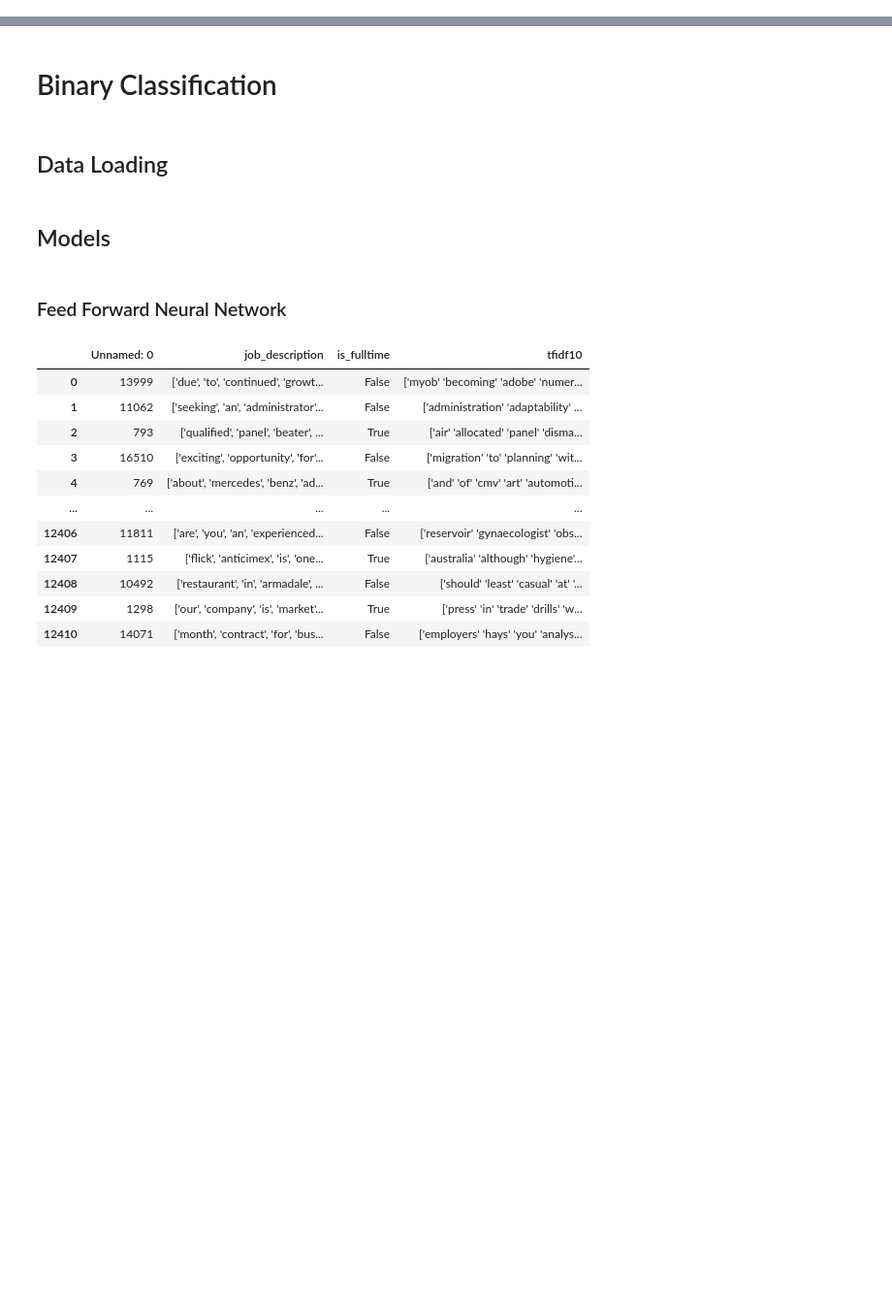
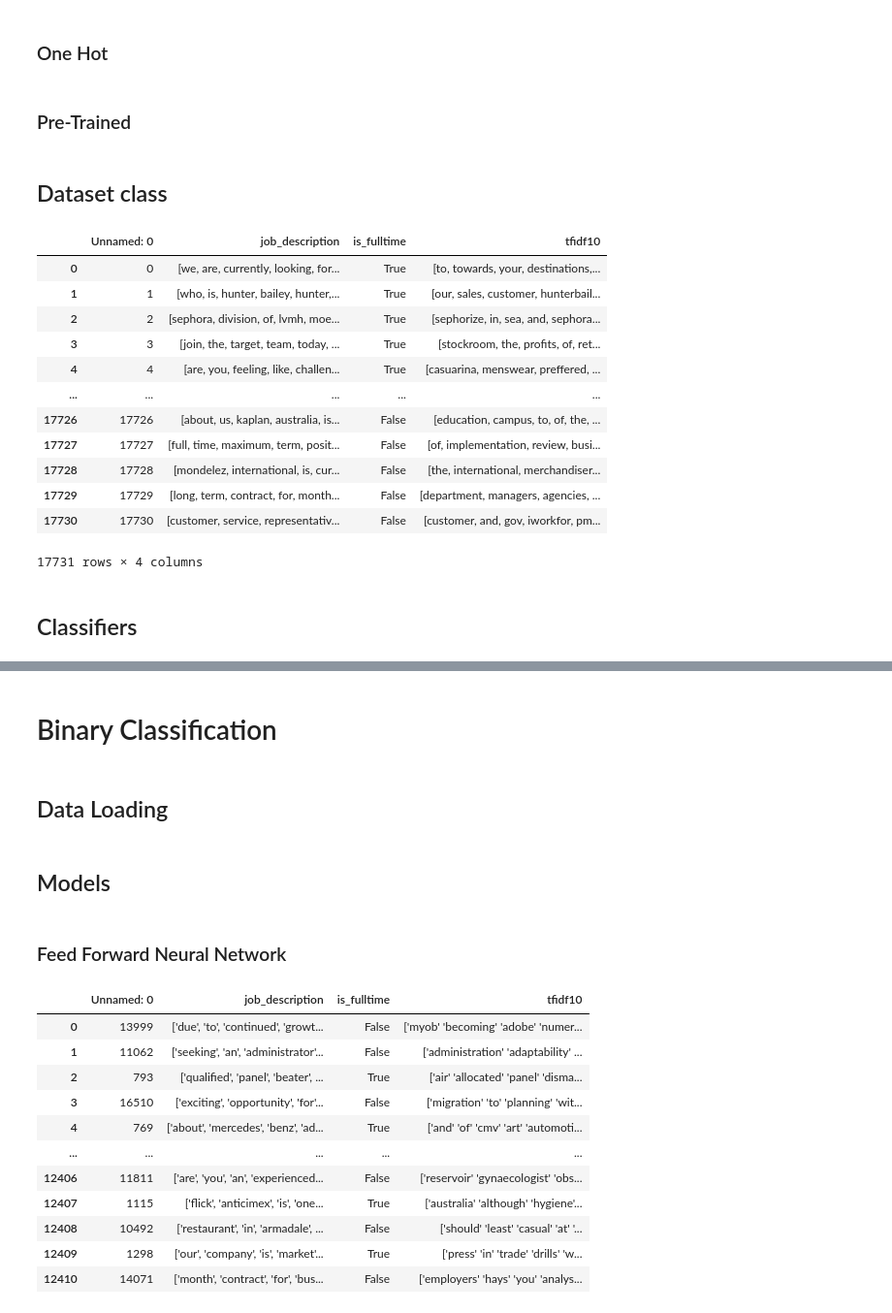
Before and after one commit to MouseAndKeyboard/LanguageModels, a Jupyter notebook: experiments.ipynb, the cells around one changed output, grey strips where cells are left out. Shown at 97% size. Saved outputs shown, nothing was run; the diff lists cells and outputs as text; code cells hidden in the pictures; blank space fills up the shorter version.

```diff
--- a/experiments.ipynb
+++ b/experiments.ipynb
@@ -1,12 +1,17 @@
 # %%
 import pandas as pd
+import os
 from abc import ABC
+import string
 from gensim.corpora import Dictionary
 from torch.utils.data import Dataset
 import gensim.downloader as api
 from time import time
 import gensim
 import gensim.downloader as api
+from tqdm import tqdm_notebook
+from tqdm.notebook import tqdm
+from argparse import Namespace
 
 
 from gensim.models import Word2Vec
@@ -19,19 +24,31 @@ from bokeh.plotting import figure, show
 from bokeh.io import push_notebook, output_notebook
 from bokeh.models import ColumnDataSource, LabelSet
 import pandas as pd
-from torch.utils.data import DataLoader
 from collections import Counter
 
+import torch
 import torch.nn as nn
 import torch.nn.functional as F
+import torch.optim as optim
+from torch.utils.data import Dataset, DataLoader
+from tqdm.notebook import tqdm
+
+
+def decodeList(x): return x.split(' ')
+
+
+def pythonise(df):
+    df.is_fulltime = df.is_fulltime.astype(str)
+    df['job_description'] = df['job_description'].apply(decodeList)
+    df['tfidf10'] = df['tfidf10'].apply(decodeList)
+
 
 def load_data(name):
     df = pd.read_csv(f'./data/{name}.csv')
-    df.is_fulltime = df.is_fulltime.astype(str)
     train = pd.read_csv(f'./data/{name}-train.csv')
-    train.is_fulltime = train.is_fulltime.astype(str)
     test = pd.read_csv(f'./data/{name}-test.csv')
-    test.is_fulltime = test.is_fulltime.astype(str)
     val = pd.read_csv(f'./data/{name}-val.csv')
-    val.is_fulltime = val.is_fulltime.astype(str)
+    # ugly af
+    for d in [df, train, test, val]:
+        pythonise(d)
     return df, train, test, val
@@ -117,0 +55,2 @@ task1 = pd.read_csv(f'./data/task1.csv')
+# %%
+df,train,test,val = load_data("task1")
@@ -117,0 +291,2 @@ task1 = pd.read_csv(f'./data/task1.csv')
+# %% [markdown]
+### One Hot
@@ -117,0 +361,2 @@ task1 = pd.read_csv(f'./data/task1.csv')
+# %% [markdown]
+### Pre-Trained
@@ -118,2 +381,20 @@ task1 = pd.read_csv(f'./data/task1.csv')
+# %% [markdown]
+## Dataset class
+# %%
+df
+# %% [output]
+|  | Unnamed: 0 | job_description | is_fulltime | tfidf10 |
+| 0 | 0 | [we, are, currently, looking, for... | True | [to, towards, your, destinations,... |
+| 1 | 1 | [who, is, hunter, bailey, hunter,... | True | [our, sales, customer, hunterbail... |
+| 2 | 2 | [sephora, division, of, lvmh, moe... | True | [sephorize, in, sea, and, sephora... |
+| 3 | 3 | [join, the, target, team, today, ... | True | [stockroom, the, profits, of, ret... |
+| 4 | 4 | [are, you, feeling, like, challen... | True | [casuarina, menswear, preffered, ... |
+| ... | ... | ... | ... | ... |
+| 17726 | 17726 | [about, us, kaplan, australia, is... | False | [education, campus, to, of, the, ... |
+| 17727 | 17727 | [full, time, maximum, term, posit... | False | [of, implementation, review, busi... |
+| 17728 | 17728 | [mondelez, international, is, cur... | False | [the, international, merchandiser... |
+| 17729 | 17729 | [long, term, contract, for, month... | False | [department, managers, agencies, ... |
+| 17730 | 17730 | [customer, service, representativ... | False | [customer, and, gov, iworkfor, pm... |
+17731 rows × 4 columns
 # %%
 class JobDescriptionDataset(Dataset):
@@ -345 +533,3 @@ def generate_batches(dataset, batch_size, shuffle=True, drop_last=True, device="
+# %% [markdown]
+## Classifiers
 # %%
```
Also changed, not shown: parts of 41 cells of this notebook, 2 other files.
